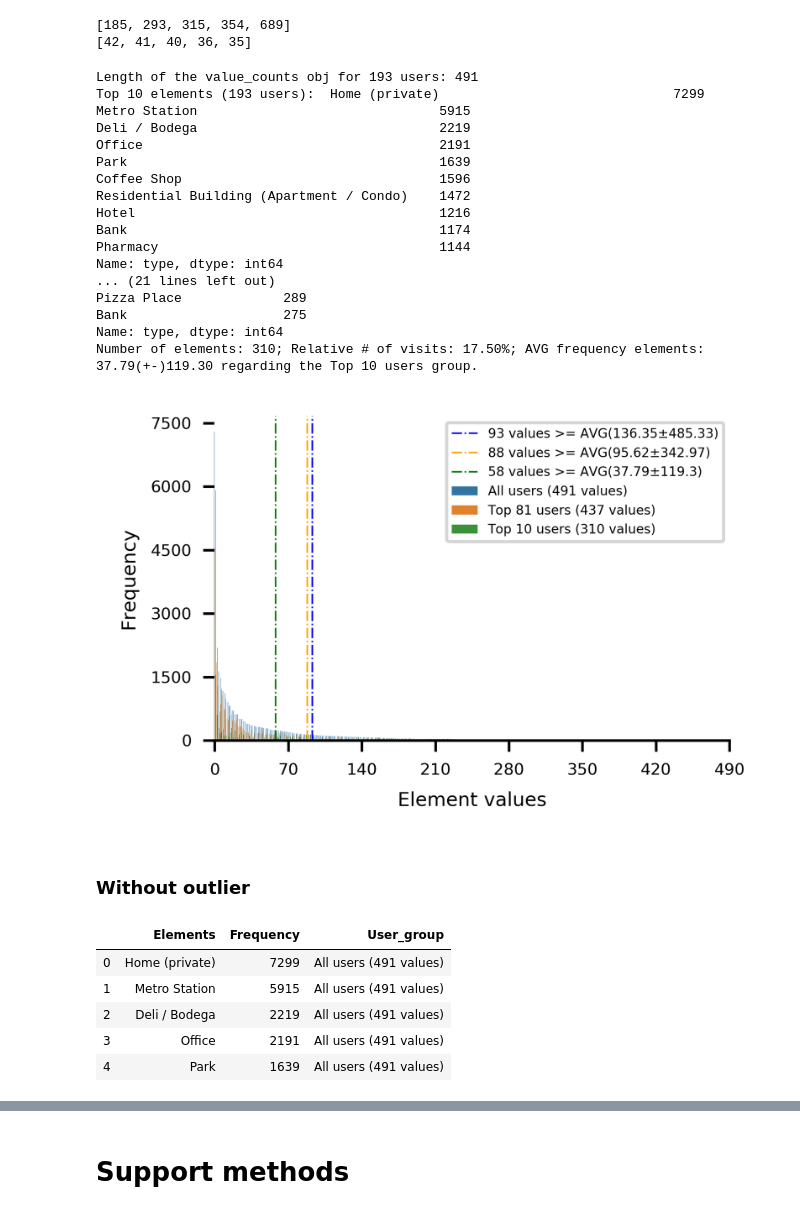
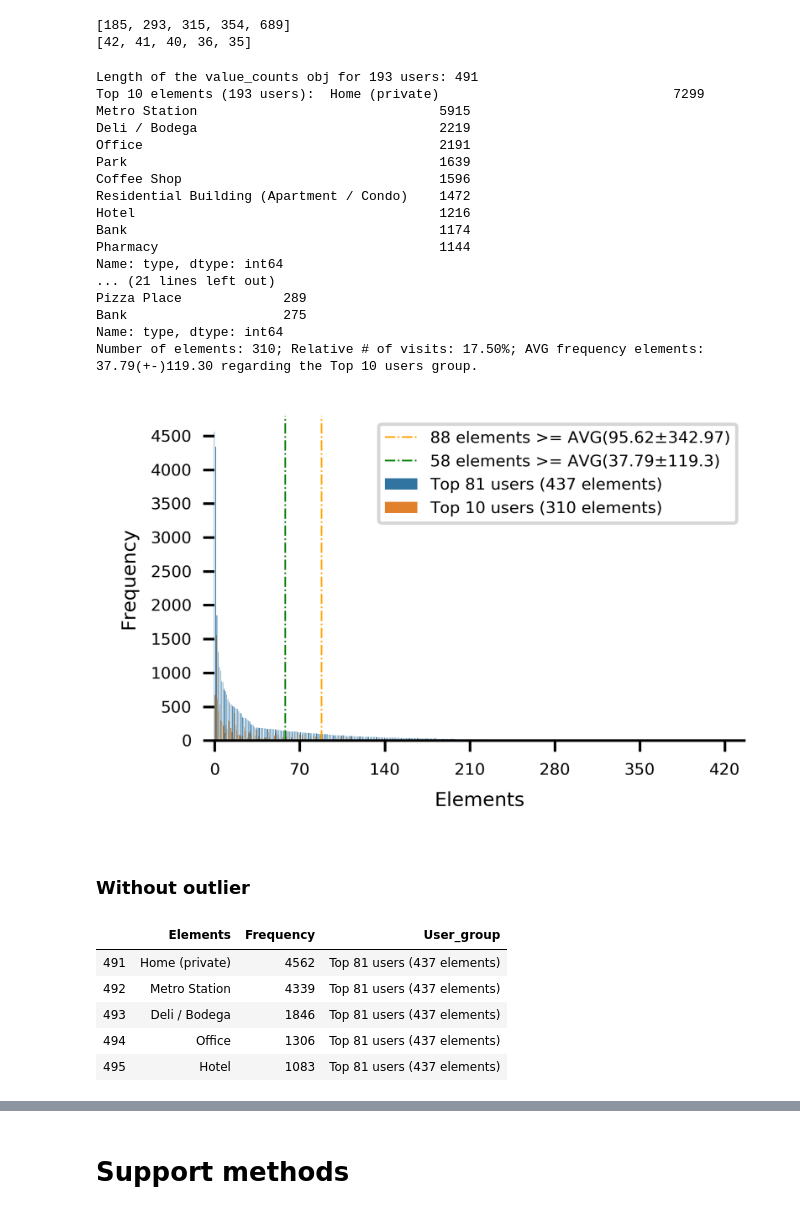
Before and after one commit to bigdata-ufsc/ss-ococlus, a Jupyter notebook: exploratory_analysis.ipynb, the cells around one changed output, grey strips where cells are left out. Saved outputs shown, nothing was run; the diff lists cells and outputs as text; code cells hidden in the pictures.

```diff
--- a/exploratory_analysis.ipynb
+++ b/exploratory_analysis.ipynb
@@ -226,7 +226,7 @@ print('Number of elements: {}; Total # of visits: {}; AVG frequency elements: {:
                                                                                            'All users'))
 
 ### elements considering all users - base graph
-group = ['All users ('+str(len(values_counts_keys_list))+' values)' for i in range(len(values_counts_keys_list))]
+group = ['All users ('+str(len(values_counts_keys_list))+' elements)' for i in range(len(values_counts_keys_list))]
 tmp_df = pd.DataFrame({'Elements':values_counts_keys_list,
                       'Frequency':values_counts_values_list,
                       'User_group':group})
@@ -240,7 +240,7 @@ print('Top 10 elements (81 users): ',df_81_users['type'].value_counts()[:10])
 elems_81 = list(df_81_users['type'].value_counts().to_dict().keys())
 freqs_81 = list(df_81_users['type'].value_counts().to_dict().values())
 total_visits_81 = np.sum(freqs_81)
-group = ['Top 81 users ('+str(len(elems_81))+' values)' for i in range(len(elems_81))]
+group = ['Top 81 users ('+str(len(elems_81))+' elements)' for i in range(len(elems_81))]
 tmp_df = pd.DataFrame({'Elements':elems_81,
                       'Frequency':freqs_81,
                       'User_group':group})
@@ -259,7 +259,7 @@ print('Top 10 elements (10 users): ',df_10_users['type'].value_counts()[:10])
 elems_10 = list(df_10_users['type'].value_counts().to_dict().keys())
 freqs_10 = list(df_10_users['type'].value_counts().to_dict().values())
 total_visits_10 = np.sum(freqs_10)
-group = ['Top 10 users ('+str(len(elems_10))+' values)' for i in range(len(elems_10))]
+group = ['Top 10 users ('+str(len(elems_10))+' elements)' for i in range(len(elems_10))]
 tmp_df = pd.DataFrame({'Elements':elems_10,
                       'Frequency':freqs_10,
                       'User_group':group})
@@ -272,6 +272,9 @@ print('Number of elements: {}; Relative # of visits: {:.2f}%; AVG frequency elem
                                                                                            std_freq_10,
                                                                                            'Top 10 users'))
 
+
+# temporariamente sem usar o dataset com 193 users
+df_elems_freq_group_users = df_elems_freq_group_users[df_elems_freq_group_users['User_group'] != 'All users (491 elements)']
 
 ### normalization [0,1]
 # df_elems_freq_group_users['Frequency'] = ((df_elems_freq_group_users['Frequency']-
@@ -293,16 +296,17 @@ for c in ax.patches:
 # ax.set(xticks=[1,40,80,120,160,192])
 # ax.legend(loc='upper right', fontsize=6)
 
-cut_elems = np.count_nonzero(np.array(values_counts_values_list)>=avg_freq_all)
-label = str(cut_elems)+' values'+' >= AVG('+str(np.round(avg_freq_all,2))+'\u00B1'+str(np.round(std_freq_all,2))+')'
-ax.axvline(x=cut_elems, color='blue',linewidth=.5, linestyle='-.', label=label)
+# descomentar para usar com o dados de 193 users
+# cut_elems = np.count_nonzero(np.array(values_counts_values_list)>=avg_freq_all)
+# label = str(cut_elems)+' elements'+' >= AVG('+str(np.round(avg_freq_all,2))+'\u00B1'+str(np.round(std_freq_all,2))+')'
+# ax.axvline(x=cut_elems, color='blue',linewidth=.5, linestyle='-.', label=label)
 
 cut_elems = np.count_nonzero(np.array(freqs_81)>=avg_freq_81)
-label = str(cut_elems)+' values'+' >= AVG('+str(np.round(avg_freq_81,2))+'\u00B1'+str(np.round(std_freq_81,2))+')'
+label = str(cut_elems)+' elements'+' >= AVG('+str(np.round(avg_freq_81,2))+'\u00B1'+str(np.round(std_freq_81,2))+')'
 ax.axvline(x=cut_elems, color='orange',linewidth=.5, linestyle='-.', label=label)
 
 cut_elems = np.count_nonzero(np.array(freqs_10)>=avg_freq_10)
-label = str(cut_elems)+' values'+' >= AVG('+str(np.round(avg_freq_10,2))+'\u00B1'+str(np.round(std_freq_10,2))+')'
+label = str(cut_elems)+' elements'+' >= AVG('+str(np.round(avg_freq_10,2))+'\u00B1'+str(np.round(std_freq_10,2))+')'
 ax.axvline(x=cut_elems, color='green',linewidth=.5, linestyle='-.', label=label)
 
 # df_lineplot = pd.DataFrame(columns=['x_axis','y_axis','AVG'])
@@ -317,7 +321,7 @@ ax.axvline(x=cut_elems, color='green',linewidth=.5, linestyle='-.', label=label)
 # # sns.lineplot(x=np.arange(0,len(x)),y=y2 , color='r', ax=ax, legend='brief', label='average')
 # sns.lineplot(x='x_axis',y='y_axis', hue='AVG', ax=ax, legend='brief',data=df_lineplot)
 
-ax.legend(loc='upper right', fontsize=4)
+ax.legend(loc='upper right', fontsize=5)
 
 sns.despine(offset=0, trim=True, left=True)
 # plt.xlim(0,491)
@@ -326,36 +330,39 @@ sns.despine(offset=0, trim=True, left=True)
 ax.set_xticklabels(ax.get_xmajorticklabels(), fontsize = 5)
 ax.xaxis.set_major_locator(ticker.MultipleLocator(70))
 ax.xaxis.set_major_formatter(ticker.ScalarFormatter())
 # ax.set_yticklabels(ax.get_yticks(), size = 5)
 ax.set_yticklabels(ax.get_ymajorticklabels(), fontsize = 5)
-ax.yaxis.set_major_locator(ticker.MultipleLocator(1500))
+# ax.yaxis.set_major_locator(ticker.MultipleLocator(1500))# original com os 3 datasets
+ax.yaxis.set_major_locator(ticker.MultipleLocator(500))# apenas com top 81 e 10
 ax.yaxis.set_major_formatter(ticker.ScalarFormatter())
 
 # plt.legend(loc='upper left')
 plt.ylabel('Frequency',fontsize=6)
-plt.xlabel('Element values',fontsize=6)
+plt.xlabel('Elements',fontsize=6)
 plt.tight_layout()
 plt.show()
 # fig.savefig('C:/Users/yurin/Downloads/freqs_els_by_users.png',transparent=True,bbox_inches = 'tight',pad_inches=0,dpi=dpi)
+file = 'freqs_els_by_users_t81-10.png'
+fig.savefig('C:/Users/yurin/Downloads/'+file,transparent=True,bbox_inches = 'tight',pad_inches=0,dpi=dpi)
 # %% [output]
 Length of the value_counts obj for 193 users: 491
 Top 10 elements (193 users):  Home (private)                              7299
 Metro Station                               5915
 Deli / Bodega                               2219
 Office                                      2191
 Park                                        1639
 Coffee Shop                                 1596
 Residential Building (Apartment / Condo)    1472
 Hotel                                       1216
 Bank                                        1174
 Pharmacy                                    1144
 Name: type, dtype: int64
 ... (21 lines left out)
 Pizza Place             289
 Bank                    275
 Name: type, dtype: int64
 Number of elements: 310; Relative # of visits: 17.50%; AVG frequency elements: 37.79(+-)119.30 regarding the Top 10 users group.
-[figure, old version]
+[figure, new version]
 # %% [markdown]
 ###  Without outlier
 # %%
@@ -366,11 +373,11 @@ df_no_outlier = df_elems_freq_group_users.copy()
 df_no_outlier.head()
 # %% [output]
 |  | Elements | Frequency | User_group |
-| 0 | Home (private) | 7299 | All users (491 values) |
-| 1 | Metro Station | 5915 | All users (491 values) |
-| 2 | Deli / Bodega | 2219 | All users (491 values) |
-| 3 | Office | 2191 | All users (491 values) |
-| 4 | Park | 1639 | All users (491 values) |
+| 491 | Home (private) | 4562 | Top 81 users (437 elements) |
+| 492 | Metro Station | 4339 | Top 81 users (437 elements) |
+| 493 | Deli / Bodega | 1846 | Top 81 users (437 elements) |
+| 494 | Office | 1306 | Top 81 users (437 elements) |
+| 495 | Hotel | 1083 | Top 81 users (437 elements) |
 # %%
 df_no_outlier = df_elems_freq_group_users.copy()
 # df_elems_freq_group_users['Frequency'].mask((df_elems_freq_group_users['Elements']=='Home (private)' and df_elems_freq_group_users['User_group']=='All users (491 values)'),0,inplace=True)
```
Also changed, not shown: parts of 20 cells of this notebook, 25 other files.
